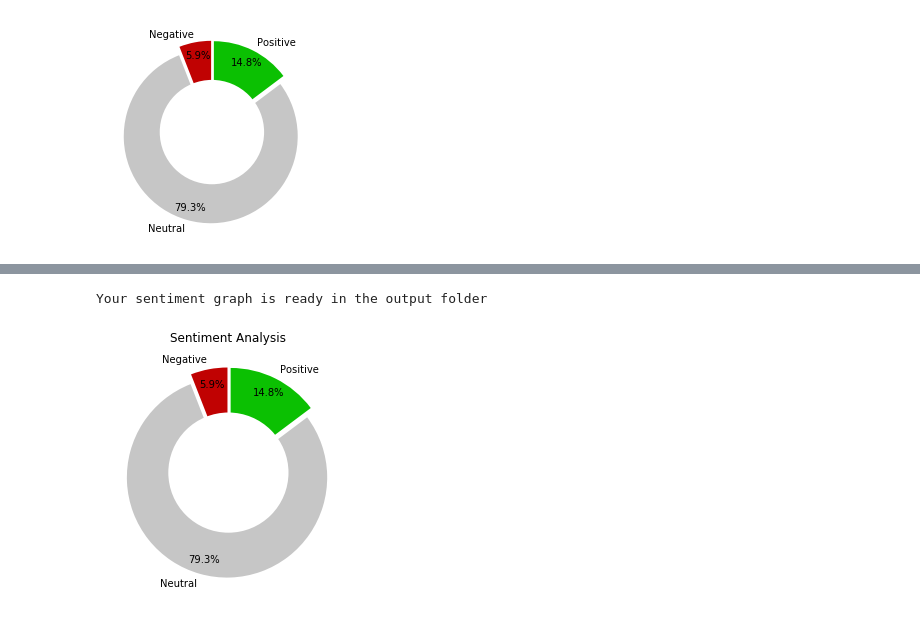
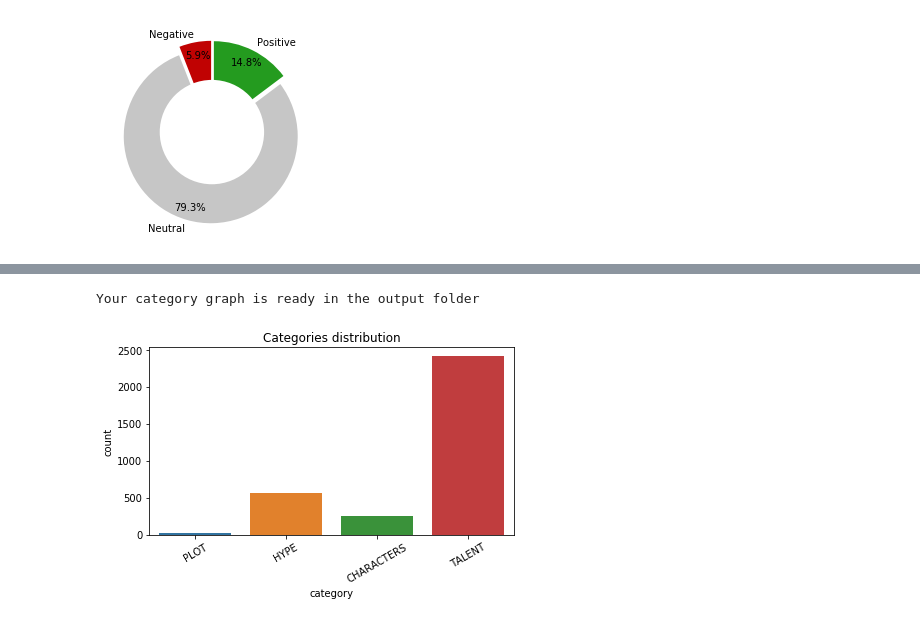
Before and after one commit to patricrp/nlp-finalproject, a Jupyter notebook: src/Sentiment analysis.ipynb, the cells around one changed output, grey strips where cells are left out. Drawn from its saved outputs; the diff is of its cells as text; code cells hidden in the pictures.

Commit message:
Graphs functions ready

```diff
--- a/src/Sentiment analysis.ipynb
+++ b/src/Sentiment analysis.ipynb
@@ -118,5 +105,13 @@ def graphsentiment(df):
+# %%
+def graphCategory(df):
+    graph = sns.countplot(data=df, x = 'category')
+    plt.title('Categories distribution')
+    plt.xticks(rotation=30)
+    plt.tight_layout()
+    #plt.savefig('../output/barcategories')
+    print('Your category graph is ready in the output folder')
 # %%
-graphsentiment(df)
+graphCategory(df)
 # %% [output]
-Your sentiment graph is ready in the output folder
+Your category graph is ready in the output folder
-[figure, old version]
+[figure, new version]
```
Also changed, not shown: parts of 8 cells of this notebook, 4 other files.
